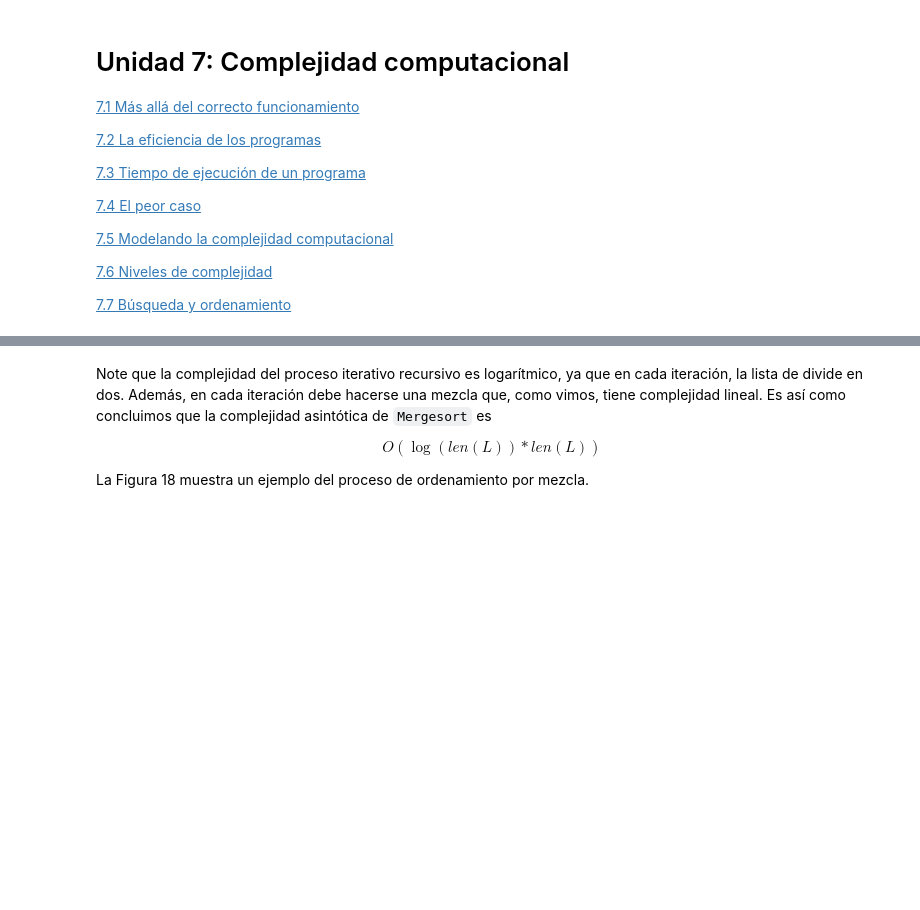
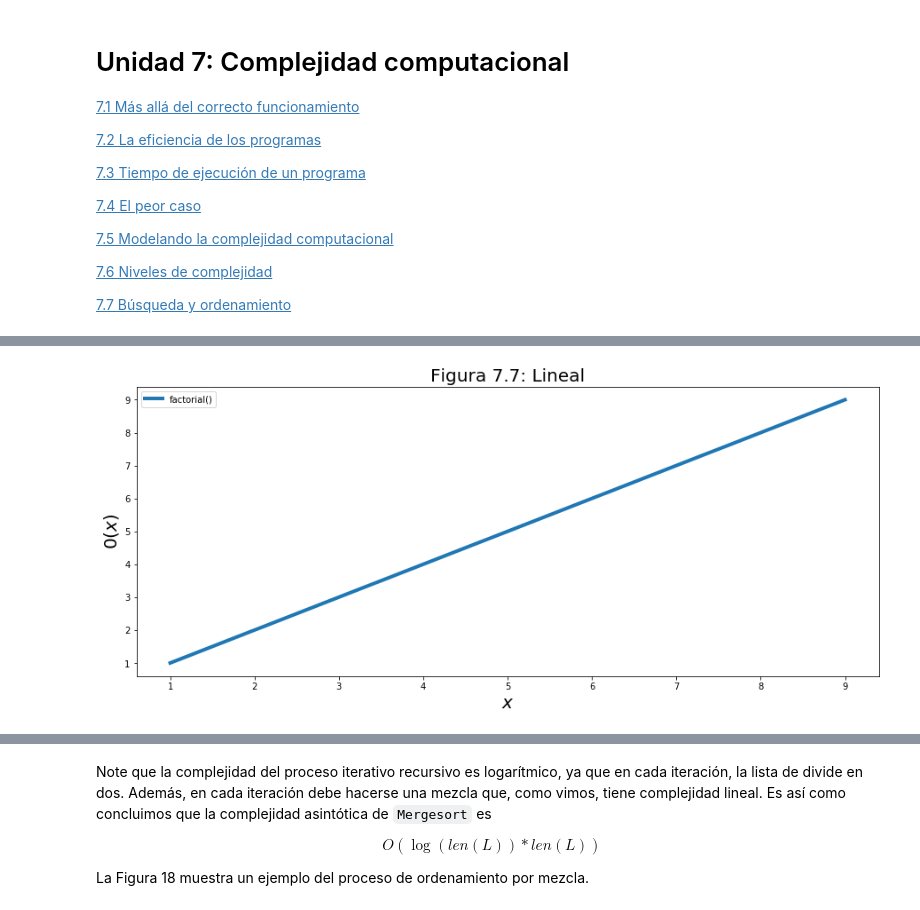
Before and after one commit to sisaza/informatica, a Jupyter notebook: Unidad7/Unidad7.ipynb, the cells around one changed output, grey strips where cells are left out. Saved outputs shown, nothing was run; the diff lists cells and outputs as text; code cells hidden in the pictures; blank space fills up the shorter version.

```diff
--- a/Unidad7/Unidad7.ipynb
+++ b/Unidad7/Unidad7.ipynb
@@ -252,0 +341,55 @@ Los algoritmos de complejidad superlineal o logarítmica-lineal, son el resultad
+# %%
+'''El siguiente código muestra cómo se comportan las funciones addDigits2() y factorial() al aumentar los datos de
+   entrada de la misma'''
+
+# Definición de las funciones
+
+def addDigits2(s):
+    '''Asume que s es un string compuesto por caracteres decimales
+       retorna un entero que es la suma de los dígitos en s'''
+    global _comp  # variable para mirar la complejidad computacional del algoritmo.
+    val=0
+    for c in s:
+        val += int(c)
+        _comp += 1 # incremento del número de interaciones
+    return val
+
+def factorial(x):
+    '''Asume que x es un entero positivo
+       Retorna el factorial de x'''
+    global _comp  # variable para mirar la complejidad computacional del algoritmo.
+    _comp+=1 # incremento del número de interaciones
+    if x == 1:
+        return 1
+    else:
+        return x * factorial(x-1)
+
+import matplotlib.pyplot as plt # se importa la librería necesaria para realizar las gráficas
+
+# creación de lista de parametros de entrada
+
+x = []
+
+for i in range(1,10):
+    x.append(i)
+
+y=[] # creación de lista para guardar número de iteraciones
+
+for i in x:
+    # se obtienen las iteraciones que ejecuta la funcion factorial()
+    _comp = 0
+    factorial(i)
+    y.append(_comp)
+
+
+# grafica de los resultados
+
+plt.figure(figsize=(15,6))
+plt.plot(x,y,linewidth=4.0, label='factorial()')
+plt.legend()
+plt.title('Figura 7.7: Lineal',size=20)
+plt.xlabel('$ x $',size=20)
+plt.ylabel('$ 0(x) $',size=20)
+plt.show()
+# %% [output]
+[figure, added]
```
Also changed, not shown: parts of 25 cells of this notebook.
